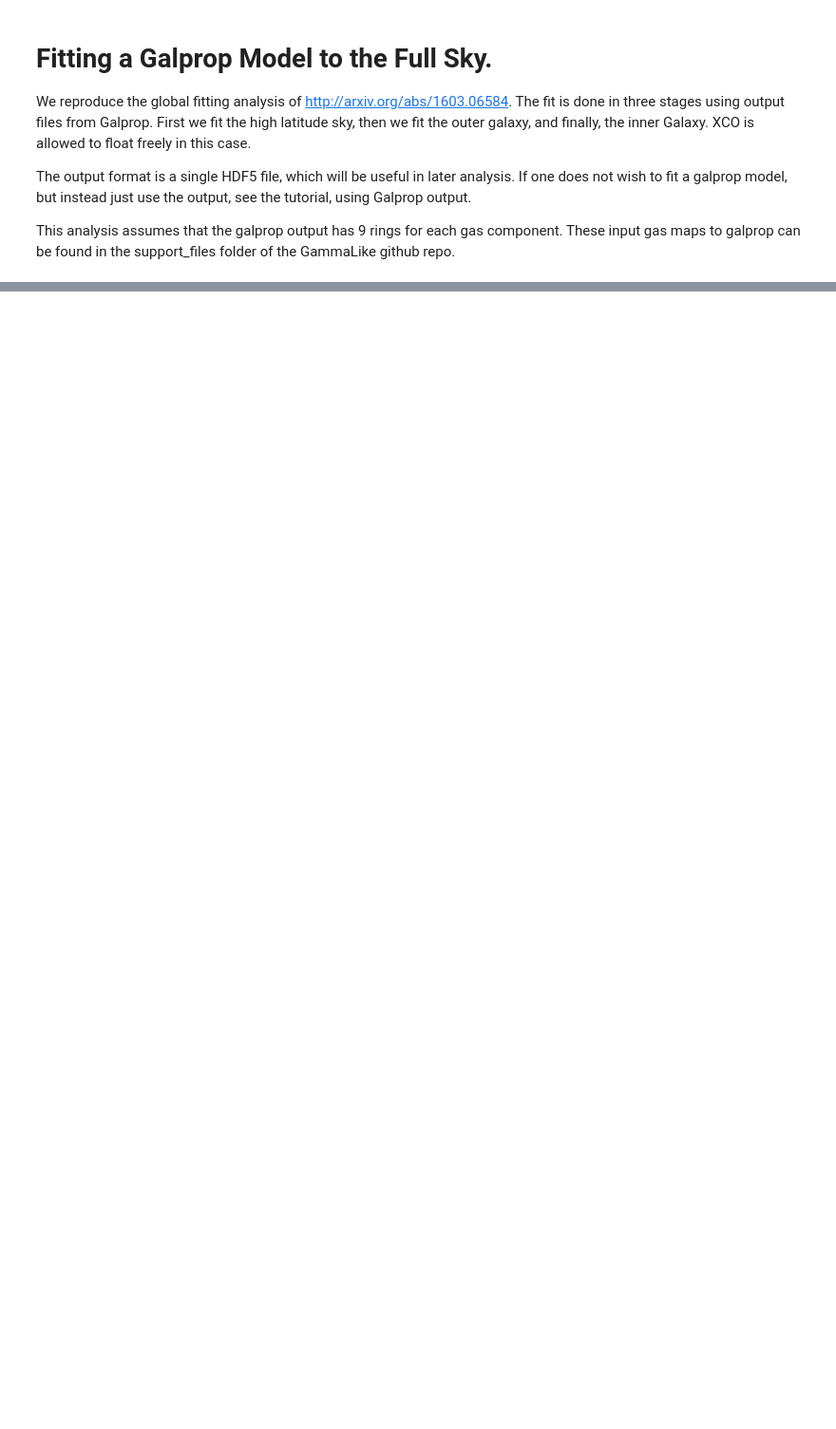
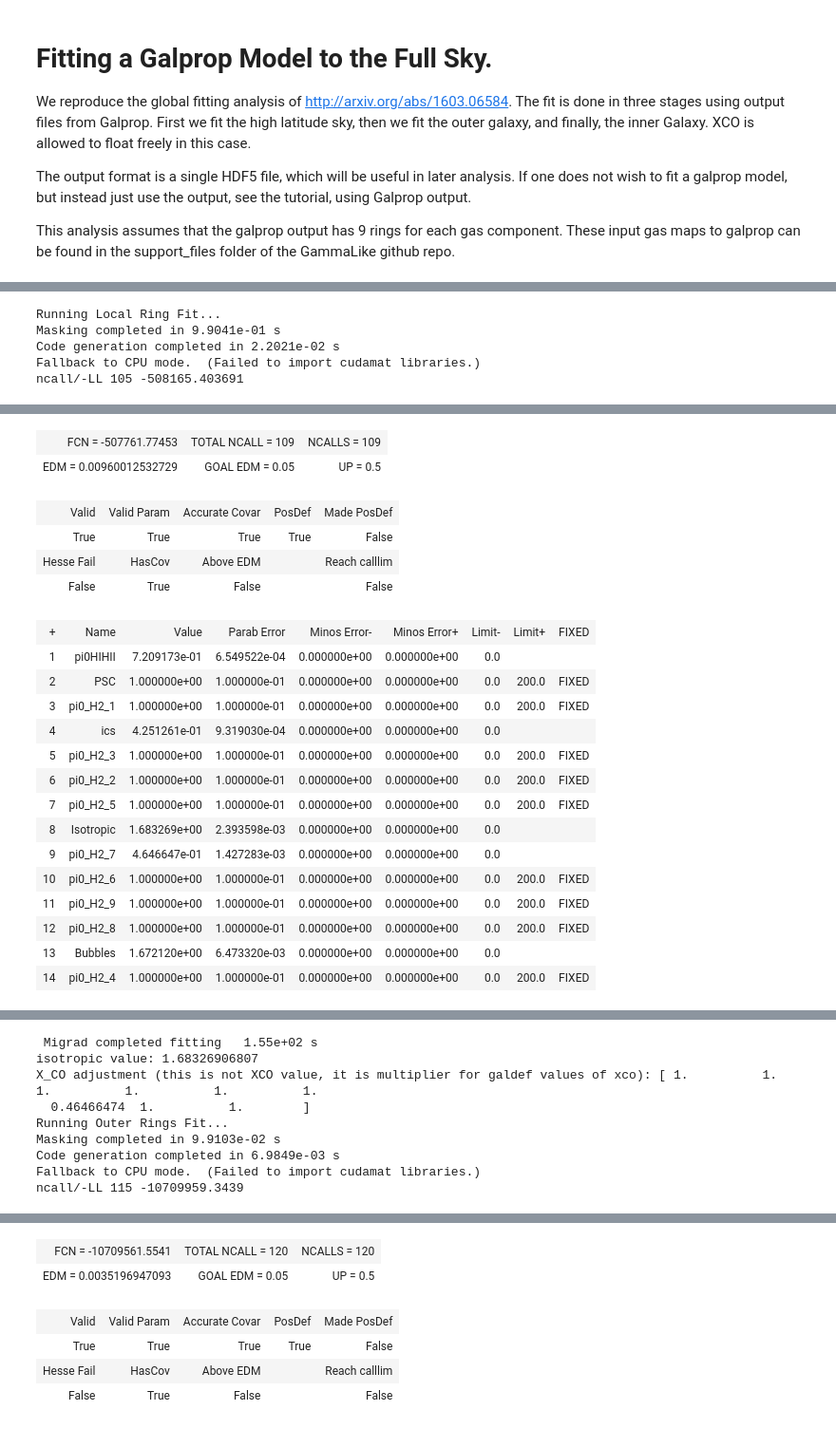
Before and after one commit to erccarls/GammaLike, a Jupyter notebook: tutorials/Fitting Galprop Models.ipynb, the cells around one changed output, grey strips where cells are left out. Shown at 95% size. Drawn from its saved outputs; the diff is of its cells as text; code cells hidden in the pictures; blank space fills up the shorter version.

```diff
--- a/tutorials/Fitting Galprop Models.ipynb
+++ b/tutorials/Fitting Galprop Models.ipynb
@@ -55,5 +36,0 @@ IndexError: index 24 is out of bounds for axis 0 with size 24
-# %%
-A = Analysis.Load(basepath+tag+'.GLanalysis')
-
-print
-print A.n_bins
@@ -80,0 +41,10 @@ gamma
+# %%
+from GammaLike import GlobalFitter
+
+fit = GlobalFitter.GlobalFitter()
+fit.GenDiffuse(A, # Our analysis above
+               basedir='/data/galprop2/output', # The directory containing galprop's output
+               tag='Mod_A_2D', # The "tag" for the galprop model which is the part between "v54" and ".gz" in the output
+               fixSpectrum=True,  # When fitting the XCO rings, the spectrum is fixed to that of galprop
+               fix_xco=False # We want to fit the XCO rings!
+              )
@@ -80,0 +91,9 @@ gamma
+# %%
+# fit.RunFit() returns an iMinuit object containing the fit results, the -log-likelihood of the fit, and a residual skymap
+m, fval, res = fit.RunFit(A)
+# %% [output]
+Running Local Ring Fit...
+Masking completed in 9.9041e-01 s
+Code generation completed in 2.2021e-02 s
+Fallback to CPU mode.  (Failed to import cudamat libraries.)
+ncall/-LL 105 -508165.403691
@@ -80,0 +101,21 @@ gamma
+| FCN = -507761.77453 | TOTAL NCALL = 109 | NCALLS = 109 |
+| EDM = 0.00960012532729 | GOAL EDM = 0.05 | UP = 0.5 |
+| Valid | Valid Param | Accurate Covar | PosDef | Made PosDef |
+| True | True | True | True | False |
+| Hesse Fail | HasCov | Above EDM |  | Reach calllim |
+| False | True | False |  | False |
+| + | Name | Value | Parab Error | Minos Error- | Minos Error+ | Limit- | Limit+ | FIXED |
+| 1 | pi0HIHII | 7.209173e-01 | 6.549522e-04 | 0.000000e+00 | 0.000000e+00 | 0.0 |  |  |
+| 2 | PSC | 1.000000e+00 | 1.000000e-01 | 0.000000e+00 | 0.000000e+00 | 0.0 | 200.0 | FIXED |
+| 3 | pi0_H2_1 | 1.000000e+00 | 1.000000e-01 | 0.000000e+00 | 0.000000e+00 | 0.0 | 200.0 | FIXED |
+| 4 | ics | 4.251261e-01 | 9.319030e-04 | 0.000000e+00 | 0.000000e+00 | 0.0 |  |  |
+| 5 | pi0_H2_3 | 1.000000e+00 | 1.000000e-01 | 0.000000e+00 | 0.000000e+00 | 0.0 | 200.0 | FIXED |
+| 6 | pi0_H2_2 | 1.000000e+00 | 1.000000e-01 | 0.000000e+00 | 0.000000e+00 | 0.0 | 200.0 | FIXED |
+| 7 | pi0_H2_5 | 1.000000e+00 | 1.000000e-01 | 0.000000e+00 | 0.000000e+00 | 0.0 | 200.0 | FIXED |
+| 8 | Isotropic | 1.683269e+00 | 2.393598e-03 | 0.000000e+00 | 0.000000e+00 | 0.0 |  |  |
+| 9 | pi0_H2_7 | 4.646647e-01 | 1.427283e-03 | 0.000000e+00 | 0.000000e+00 | 0.0 |  |  |
+| 10 | pi0_H2_6 | 1.000000e+00 | 1.000000e-01 | 0.000000e+00 | 0.000000e+00 | 0.0 | 200.0 | FIXED |
+| 11 | pi0_H2_9 | 1.000000e+00 | 1.000000e-01 | 0.000000e+00 | 0.000000e+00 | 0.0 | 200.0 | FIXED |
+| 12 | pi0_H2_8 | 1.000000e+00 | 1.000000e-01 | 0.000000e+00 | 0.000000e+00 | 0.0 | 200.0 | FIXED |
+| 13 | Bubbles | 1.672120e+00 | 6.473320e-03 | 0.000000e+00 | 0.000000e+00 | 0.0 |  |  |
+| 14 | pi0_H2_4 | 1.000000e+00 | 1.000000e-01 | 0.000000e+00 | 0.000000e+00 | 0.0 | 200.0 | FIXED |
@@ -80,0 +123,9 @@ gamma
+ Migrad completed fitting   1.55e+02 s
+isotropic value: 1.68326906807
+X_CO adjustment (this is not XCO value, it is multiplier for galdef values of xco): [ 1.          1.          1.          1.          1.          1.
+  0.46466474  1.          1.        ]
+Running Outer Rings Fit...
+Masking completed in 9.9103e-02 s
+Code generation completed in 6.9849e-03 s
+Fallback to CPU mode.  (Failed to import cudamat libraries.)
+ncall/-LL 115 -10709959.3439
@@ -80,0 +133,6 @@ gamma
+| FCN = -10709561.5541 | TOTAL NCALL = 120 | NCALLS = 120 |
+| EDM = 0.0035196947093 | GOAL EDM = 0.05 | UP = 0.5 |
+| Valid | Valid Param | Accurate Covar | PosDef | Made PosDef |
+| True | True | True | True | False |
+| Hesse Fail | HasCov | Above EDM |  | Reach calllim |
+| False | True | False |  | False |
```
Also changed, not shown: parts of 10 cells of this notebook, 4 other files.
